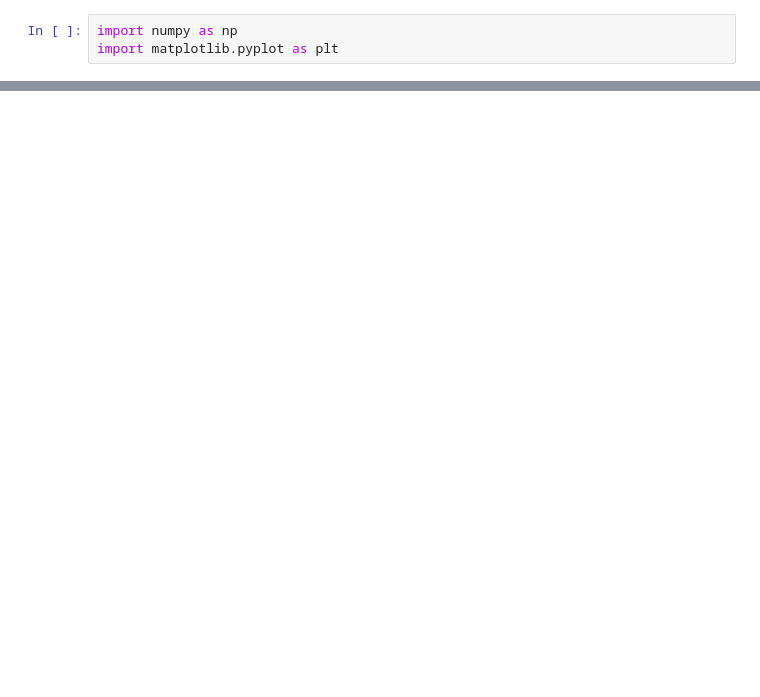
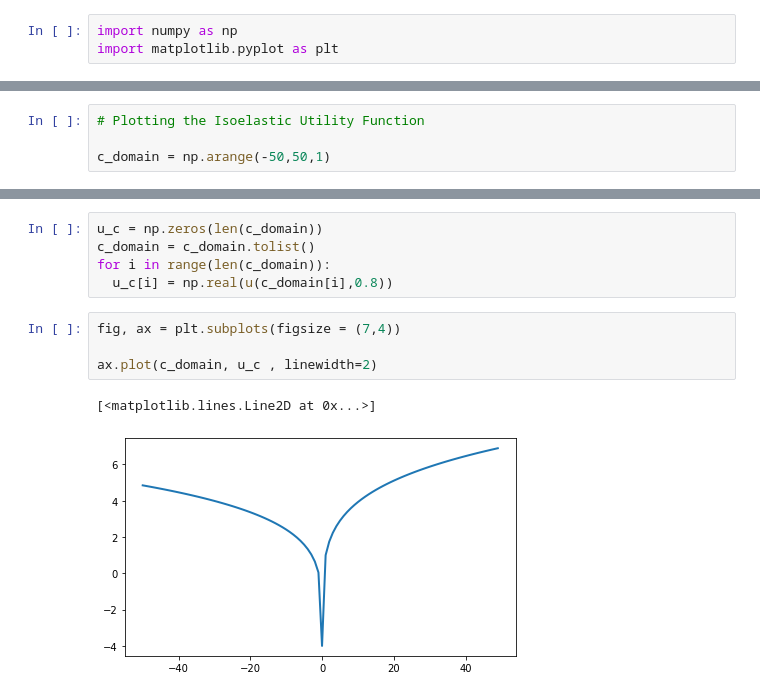
Before and after one commit to caxaxa/Chacha_PhD_Projects, a Jupyter notebook: Incentive_Curves.ipynb, the cells around one changed output, grey strips where cells are left out. Drawn from its saved outputs; the diff is of its cells as text; blank space fills up the shorter version.

```diff
--- a/Incentive_Curves.ipynb
+++ b/Incentive_Curves.ipynb
@@ -217,0 +234,4 @@ get_IC_star(1000,-.35,.5)
+# %%
+# Plotting the Isoelastic Utility Function
+
+c_domain = np.arange(-50,50,1)
@@ -217,0 +249,12 @@ get_IC_star(1000,-.35,.5)
+# %%
+u_c = np.zeros(len(c_domain))
+c_domain = c_domain.tolist()
+for i in range(len(c_domain)):
+  u_c[i] = np.real(u(c_domain[i],0.8))
+# %%
+fig, ax = plt.subplots(figsize = (7,4))
+
+ax.plot(c_domain, u_c , linewidth=2)
+# %% [output]
+[<matplotlib.lines.Line2D at 0x...>]
+[figure, added]
```
Also changed, not shown: parts of 16 cells of this notebook.
